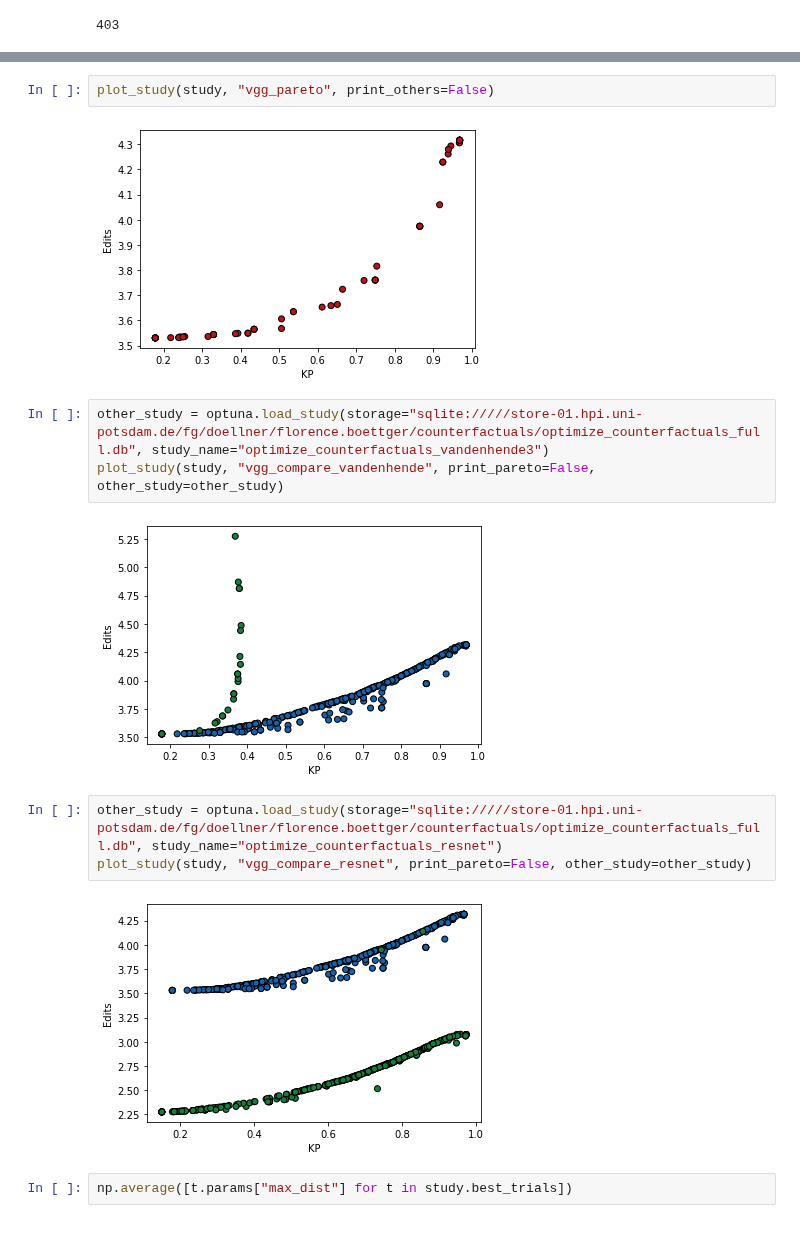
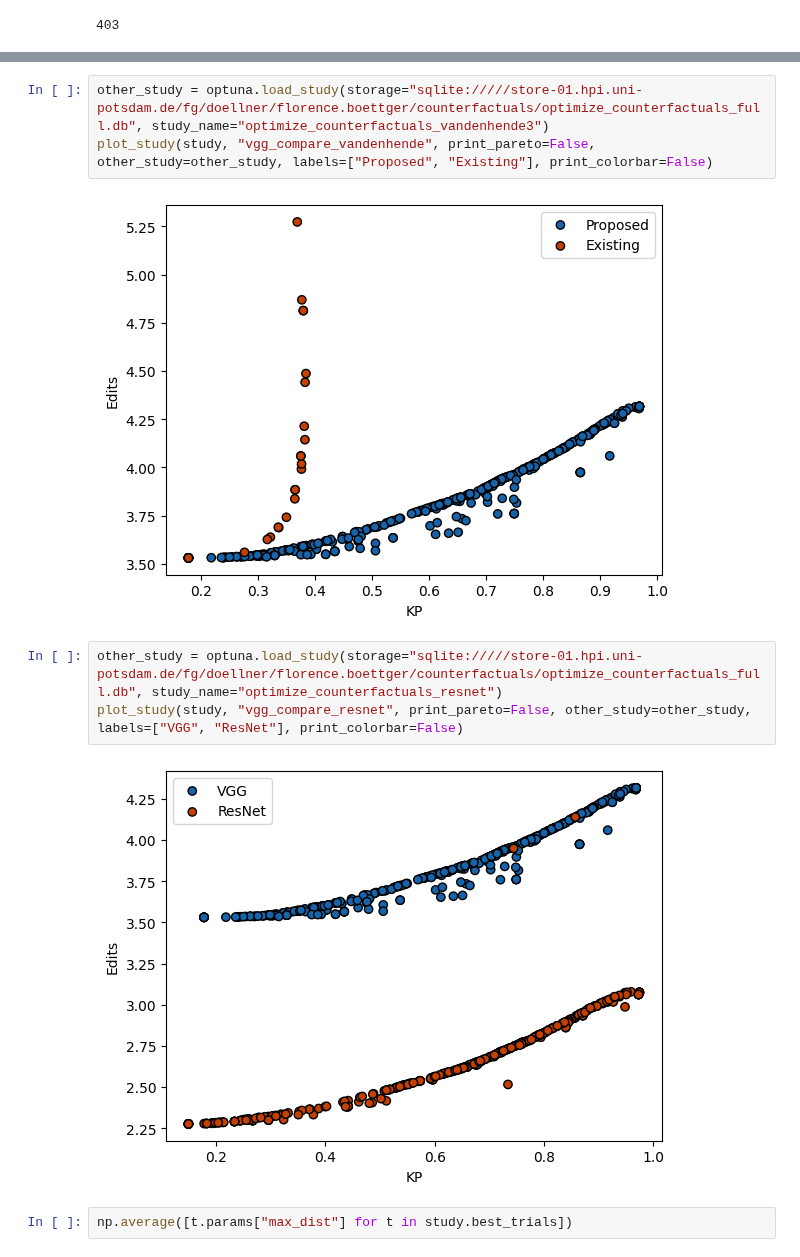
Before and after one commit to florenceboettger/visual-counterfactuals, a Jupyter notebook: evaluate_study_vgg.ipynb, the cells around one changed output, grey strips where cells are left out. Saved outputs shown, nothing was run; the diff lists cells and outputs as text.

```diff
--- a/evaluate_study_vgg.ipynb
+++ b/evaluate_study_vgg.ipynb
@@ -68,17 +64,13 @@ plot_study(study, "vgg_max_dist", print_pareto=False, map=lambda t: t.params["ma
-# %%
-plot_study(study, "vgg_pareto", print_others=False)
-# %% [output]
-[figure, removed]
 # %%
 other_study = optuna.load_study(storage="sqlite://///store-01.hpi.uni-potsdam.de/fg/doellner/florence.boettger/counterfactuals/optimize_counterfactuals_full.db", study_name="optimize_counterfactuals_vandenhende3")
-plot_study(study, "vgg_compare_vandenhende", print_pareto=False, other_study=other_study)
+plot_study(study, "vgg_compare_vandenhende", print_pareto=False, other_study=other_study, labels=["Proposed", "Existing"], print_colorbar=False)
 # %% [output]
-[figure, old version]
+[figure, new version]
 # %%
 other_study = optuna.load_study(storage="sqlite://///store-01.hpi.uni-potsdam.de/fg/doellner/florence.boettger/counterfactuals/optimize_counterfactuals_full.db", study_name="optimize_counterfactuals_resnet")
-plot_study(study, "vgg_compare_resnet", print_pareto=False, other_study=other_study)
+plot_study(study, "vgg_compare_resnet", print_pareto=False, other_study=other_study, labels=["VGG", "ResNet"], print_colorbar=False)
 # %% [output]
-[figure, old version]
+[figure, new version]
 # %%
 np.average([t.params["max_dist"] for t in study.best_trials])
 # %% [output]
```
Also changed, not shown: parts of 7 cells of this notebook, 44 other files.
